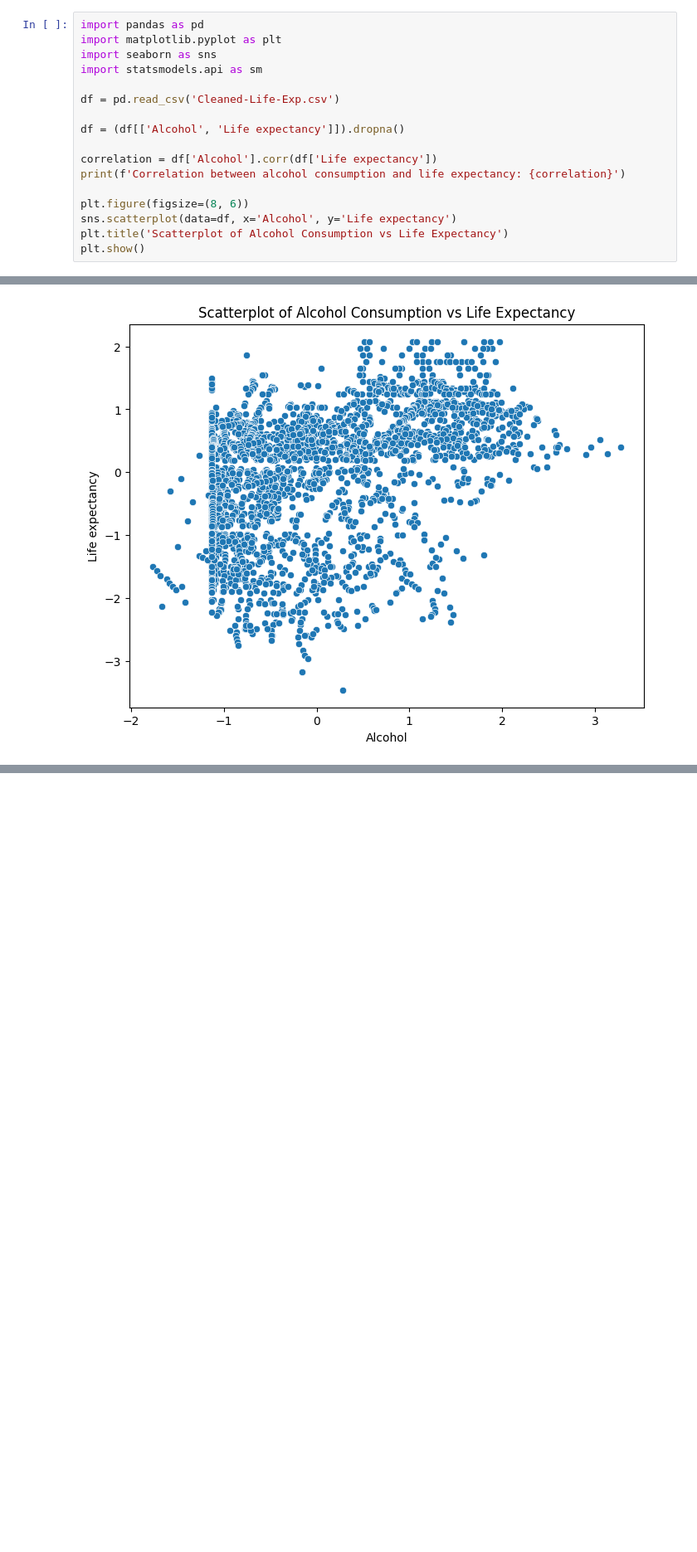
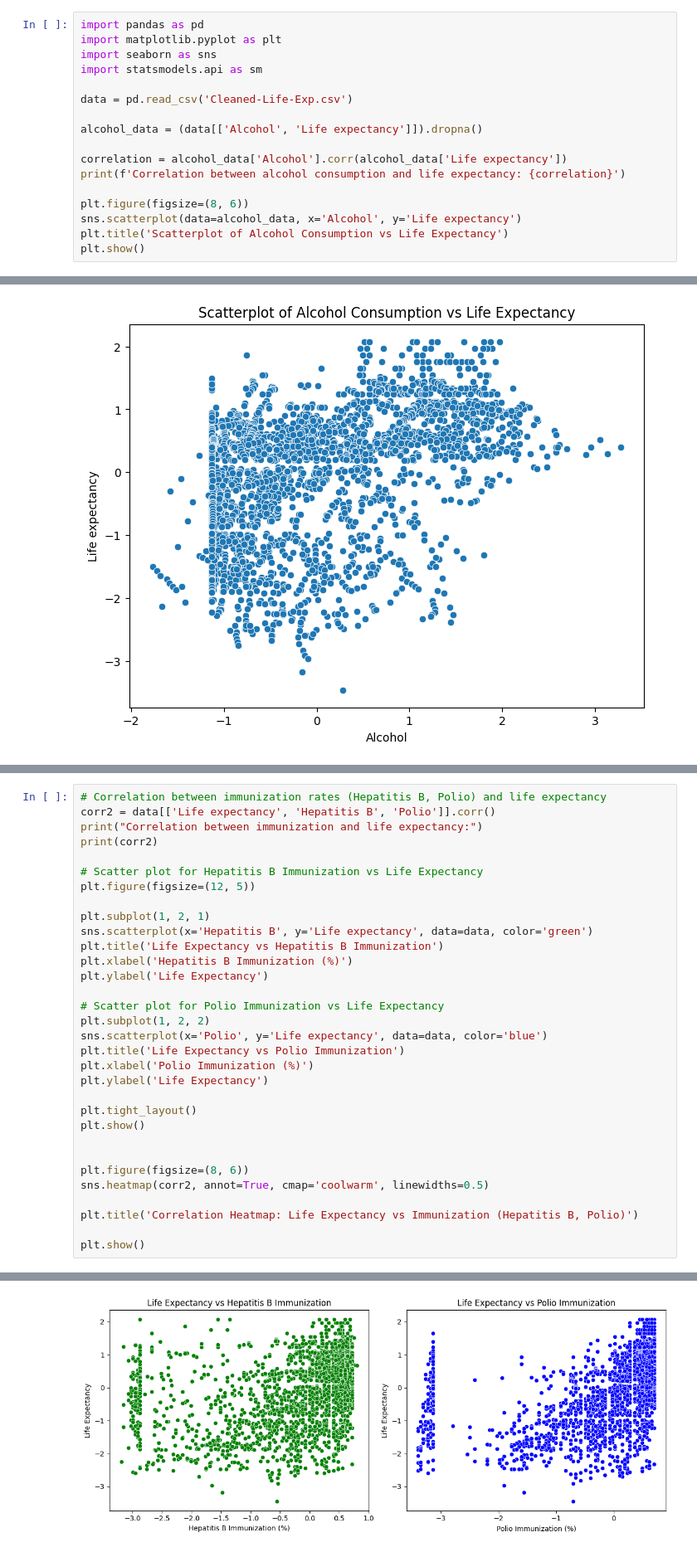
Before and after one commit to Requiem53/country-life-expectancy-data-analysis, a Jupyter notebook: 6,7.ipynb, the cells around one changed output, grey strips where cells are left out. Shown: that part at 83% size. Drawn from its saved outputs; the diff is of its cells as text; blank space fills up the shorter version.

```diff
--- a/6,7.ipynb
+++ b/6,7.ipynb
@@ -4,15 +4,15 @@ import matplotlib.pyplot as plt
 import seaborn as sns
 import statsmodels.api as sm
 
-df = pd.read_csv('Cleaned-Life-Exp.csv')
+data = pd.read_csv('Cleaned-Life-Exp.csv')
 
-df = (df[['Alcohol', 'Life expectancy']]).dropna()
+alcohol_data = (data[['Alcohol', 'Life expectancy']]).dropna()
 
-correlation = df['Alcohol'].corr(df['Life expectancy'])
+correlation = alcohol_data['Alcohol'].corr(alcohol_data['Life expectancy'])
 print(f'Correlation between alcohol consumption and life expectancy: {correlation}')
 
 plt.figure(figsize=(8, 6))
-sns.scatterplot(data=df, x='Alcohol', y='Life expectancy')
+sns.scatterplot(data=alcohol_data, x='Alcohol', y='Life expectancy')
 plt.title('Scatterplot of Alcohol Consumption vs Life Expectancy')
 plt.show()
 # %% [output]
@@ -77,0 +21,33 @@ Notes:
+# %%
+# Correlation between immunization rates (Hepatitis B, Polio) and life expectancy
+corr2 = data[['Life expectancy', 'Hepatitis B', 'Polio']].corr()
+print("Correlation between immunization and life expectancy:")
+print(corr2)
+
+# Scatter plot for Hepatitis B Immunization vs Life Expectancy
+plt.figure(figsize=(12, 5))
+
+plt.subplot(1, 2, 1)
+sns.scatterplot(x='Hepatitis B', y='Life expectancy', data=data, color='green')
+plt.title('Life Expectancy vs Hepatitis B Immunization')
+plt.xlabel('Hepatitis B Immunization (%)')
+plt.ylabel('Life Expectancy')
+
+# Scatter plot for Polio Immunization vs Life Expectancy
+plt.subplot(1, 2, 2)
+sns.scatterplot(x='Polio', y='Life expectancy', data=data, color='blue')
+plt.title('Life Expectancy vs Polio Immunization')
+plt.xlabel('Polio Immunization (%)')
+plt.ylabel('Life Expectancy')
+
+plt.tight_layout()
+plt.show()
+
+
+plt.figure(figsize=(8, 6))
+sns.heatmap(corr2, annot=True, cmap='coolwarm', linewidths=0.5)
+
+plt.title('Correlation Heatmap: Life Expectancy vs Immunization (Hepatitis B, Polio)')
+
+plt.show()
+# %% [output]
@@ -77,0 +59 @@ Notes:
+[figure, added]
```
Also changed, not shown: parts of 2 cells of this notebook.
